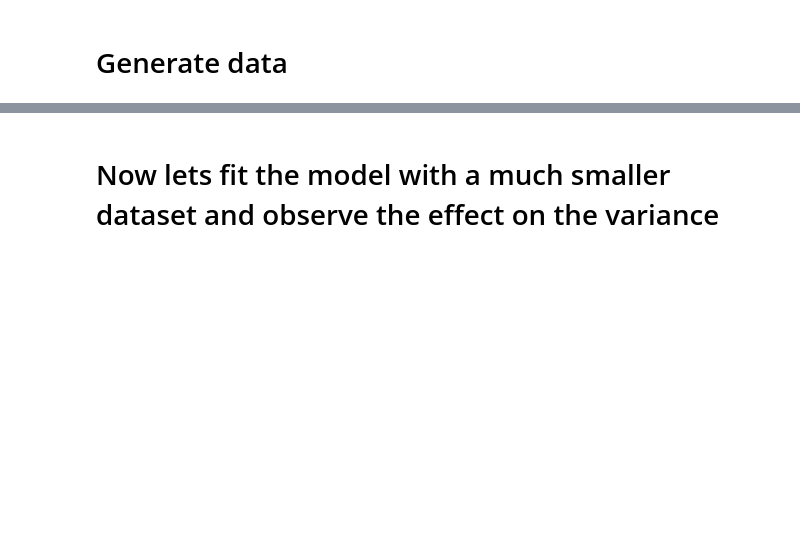
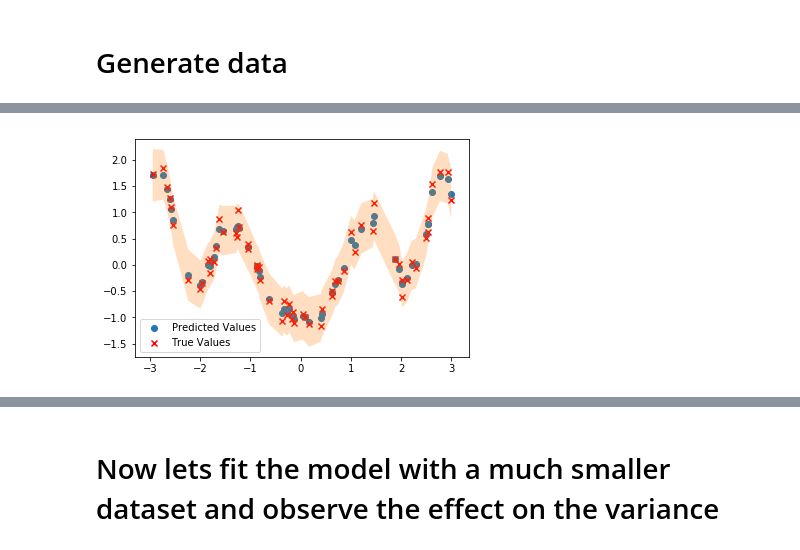
Before and after one commit to openCAML/openCAML.github.io, a Jupyter notebook: Implementations/linearRegression/Gaussian Process.ipynb, the cells around one changed output, grey strips where cells are left out. Drawn from its saved outputs; the diff is of its cells as text; code cells hidden in the pictures; blank space fills up the shorter version.

```diff
--- a/Implementations/linearRegression/Gaussian Process.ipynb
+++ b/Implementations/linearRegression/Gaussian Process.ipynb
@@ -126,0 +192,9 @@ plt.show()
+# %%
+plt.scatter(myGP.train['X'], myGP.train['predMean'], label = 'Predicted Values')
+plt.scatter(myGP.train['X'], myGP.train[[myGP.target]], marker = "x", color = 'red', label = 'True Values')
+plt.fill_between(myGP.train['X'], myGP.train['predMean'] - 2*np.sqrt(myGP.train['predVar']), myGP.train['predMean'] + 2*np.sqrt(myGP.train['predVar']), alpha = 0.25)
+
+plt.legend()
+plt.show()
+# %% [output]
+[figure, added]
```
Also changed, not shown: parts of 13 cells of this notebook, 14 other files.
